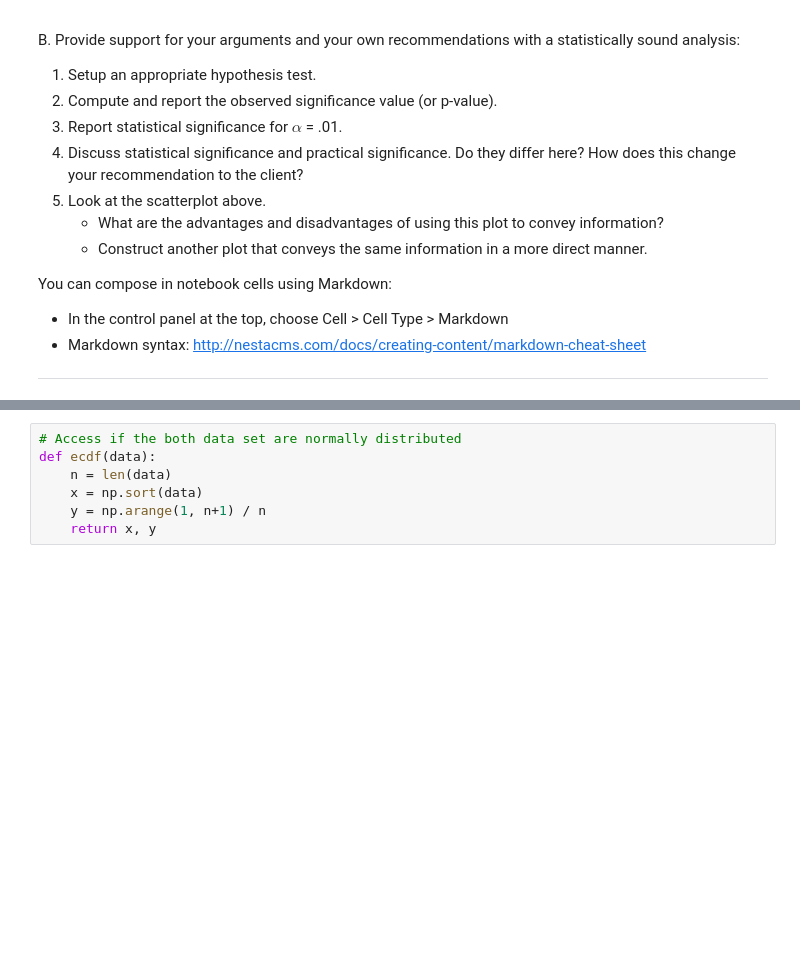
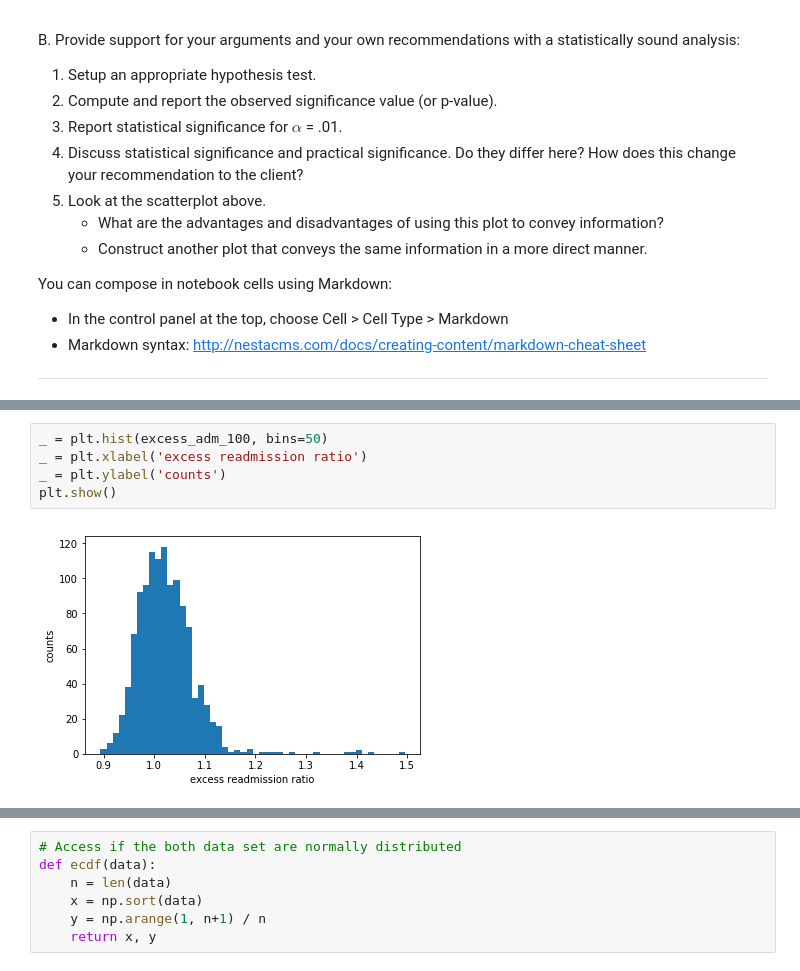
Before and after one commit to sittingman/springboardproj, a Jupyter notebook: hospital_readmit/sliderule_dsi_inferential_statistics_exercise_3.ipynb, the cells around one changed output, grey strips where cells are left out. Cells and saved outputs as stored; diff of their text form; blank space fills up the shorter version.

```diff
--- a/hospital_readmit/sliderule_dsi_inferential_statistics_exercise_3.ipynb
+++ b/hospital_readmit/sliderule_dsi_inferential_statistics_exercise_3.ipynb
@@ -139,0 +159,7 @@ readmission = clean_hospital_read_df['Number of Readmissions']
+# %%
+_ = plt.hist(excess_adm_100, bins=50)
+_ = plt.xlabel('excess readmission ratio')
+_ = plt.ylabel('counts')
+plt.show()
+# %% [output]
+[figure, added]
```
Also changed, not shown: parts of 19 cells of this notebook.
